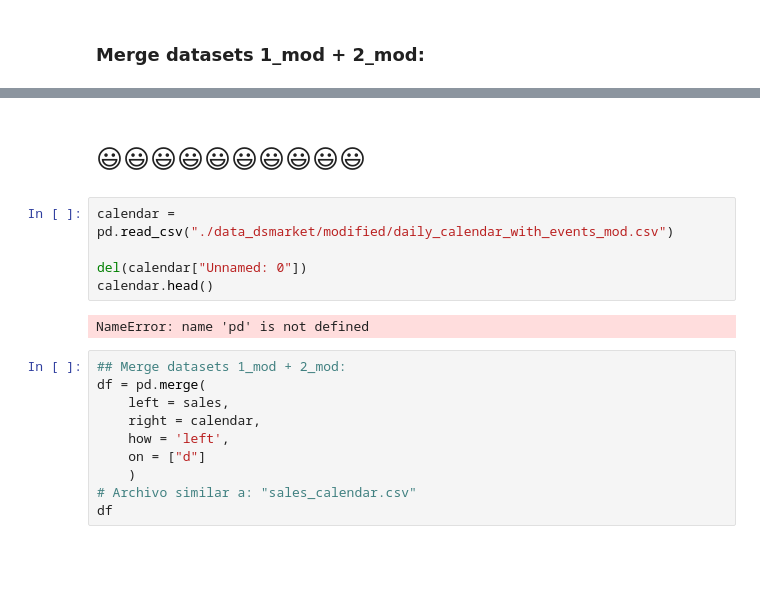
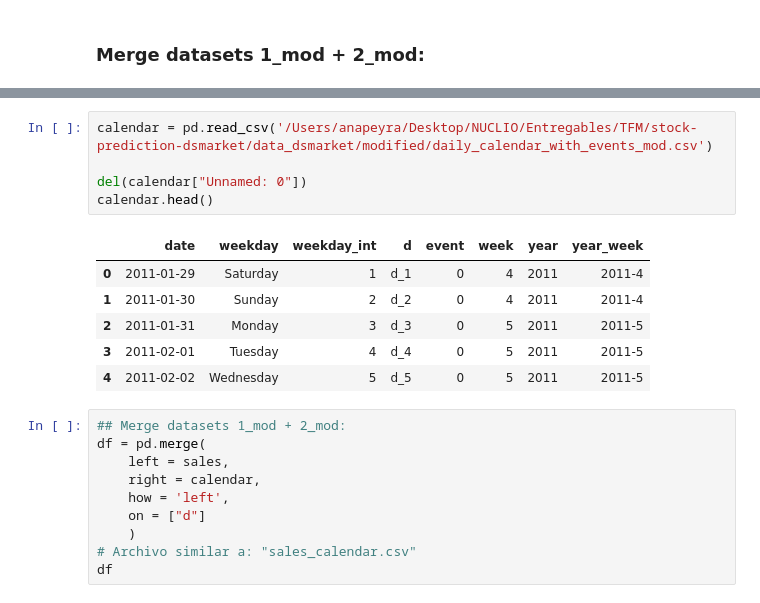
Before and after one commit to PeyraHub/stock-prediction-dsmarket, a Jupyter notebook: 07_general_preprocessing_days.ipynb, the cells around one changed output, grey strips where cells are left out. Drawn from its saved outputs; the diff is of its cells as text; blank space fills up the shorter version.

```diff
--- a/07_general_preprocessing_days.ipynb
+++ b/07_general_preprocessing_days.ipynb
@@ -19,15 +19,18 @@ sales.head()
 | 2 | ACCESORIES_1_003_NYC_1 | ACCESORIES_1_003 | ACCESORIES | ACCESORIES_1 | Greenwich_Village | NYC_1 | New York | d_1 | 0 |
 | 3 | ACCESORIES_1_004_NYC_1 | ACCESORIES_1_004 | ACCESORIES | ACCESORIES_1 | Greenwich_Village | NYC_1 | New York | d_1 | 0 |
 | 4 | ACCESORIES_1_005_NYC_1 | ACCESORIES_1_005 | ACCESORIES | ACCESORIES_1 | Greenwich_Village | NYC_1 | New York | d_1 | 0 |
-# %% [markdown]
-# 😃😃😃😃😃😃😃😃😃😃
 # %%
-calendar = pd.read_csv("./data_dsmarket/modified/daily_calendar_with_events_mod.csv")
+calendar = pd.read_csv('/Users/anapeyra/Desktop/NUCLIO/Entregables/TFM/stock-prediction-dsmarket/data_dsmarket/modified/daily_calendar_with_events_mod.csv')
 
 del(calendar["Unnamed: 0"])
 calendar.head()
 # %% [output]
-NameError: name 'pd' is not defined
+|  | date | weekday | weekday_int | d | event | week | year | year_week |
+| 0 | 2011-01-29 | Saturday | 1 | d_1 | 0 | 4 | 2011 | 2011-4 |
+| 1 | 2011-01-30 | Sunday | 2 | d_2 | 0 | 4 | 2011 | 2011-4 |
+| 2 | 2011-01-31 | Monday | 3 | d_3 | 0 | 5 | 2011 | 2011-5 |
+| 3 | 2011-02-01 | Tuesday | 4 | d_4 | 0 | 5 | 2011 | 2011-5 |
+| 4 | 2011-02-02 | Wednesday | 5 | d_5 | 0 | 5 | 2011 | 2011-5 |
 # %%
 ## Merge datasets 1_mod + 2_mod:
 df = pd.merge(
```
Also changed, not shown: parts of 3 cells of this notebook, 3 other files.
